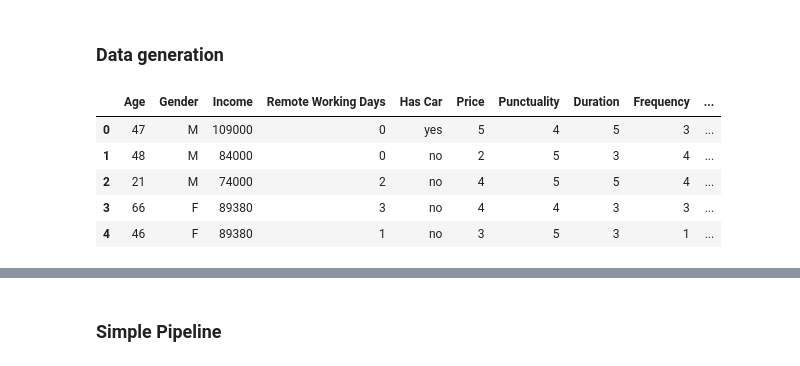
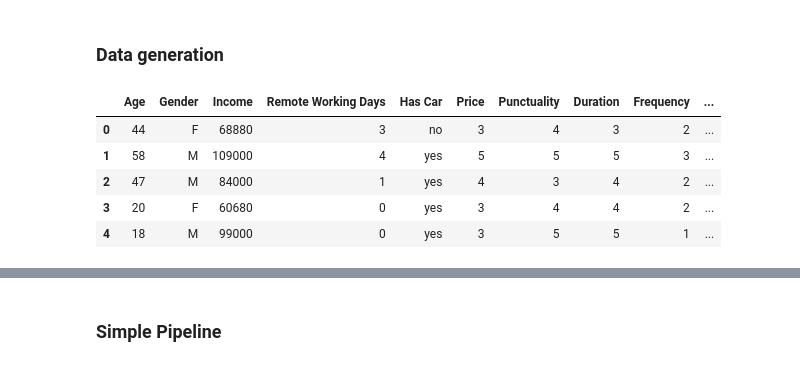
Before and after one commit to veborito/Introduction-to-MachineLearning, a Jupyter notebook: projet/Project_7_Boris_Allizha_Iago.ipynb, the cells around one changed output, grey strips where cells are left out. Cells and saved outputs as stored; diff of their text form; code cells hidden in the pictures.

```diff
--- a/projet/Project_7_Boris_Allizha_Iago.ipynb
+++ b/projet/Project_7_Boris_Allizha_Iago.ipynb
@@ -127,15 +128,15 @@ from GenerativeModel import *
 # %%
 # Generation of synthetic data
 np.random.seed(1)
-gen = ComplexDependentSatisfaction(100)
+gen = ComplexDependentSatisfaction(100000)
 
 data = gen.df
 
 data.head()
 # %% [output]
 |  | Age | Gender | Income | Remote Working Days | Has Car | Price | Punctuality | Duration | Frequency | ... |
-| 0 | 47 | M | 109000 | 0 | yes | 5 | 4 | 5 | 3 | ... |
-| 1 | 48 | M | 84000 | 0 | no | 2 | 5 | 3 | 4 | ... |
-| 2 | 21 | M | 74000 | 2 | no | 4 | 5 | 5 | 4 | ... |
-| 3 | 66 | F | 89380 | 3 | no | 4 | 4 | 3 | 3 | ... |
-| 4 | 46 | F | 89380 | 1 | no | 3 | 5 | 3 | 1 | ... |
+| 0 | 44 | F | 68880 | 3 | no | 3 | 4 | 3 | 2 | ... |
+| 1 | 58 | M | 109000 | 4 | yes | 5 | 5 | 5 | 3 | ... |
+| 2 | 47 | M | 84000 | 1 | yes | 4 | 3 | 4 | 2 | ... |
+| 3 | 20 | F | 60680 | 0 | yes | 3 | 4 | 4 | 2 | ... |
+| 4 | 18 | M | 99000 | 0 | yes | 3 | 5 | 5 | 1 | ... |
```
Also changed, not shown: parts of 17 cells of this notebook, 4 other files.
